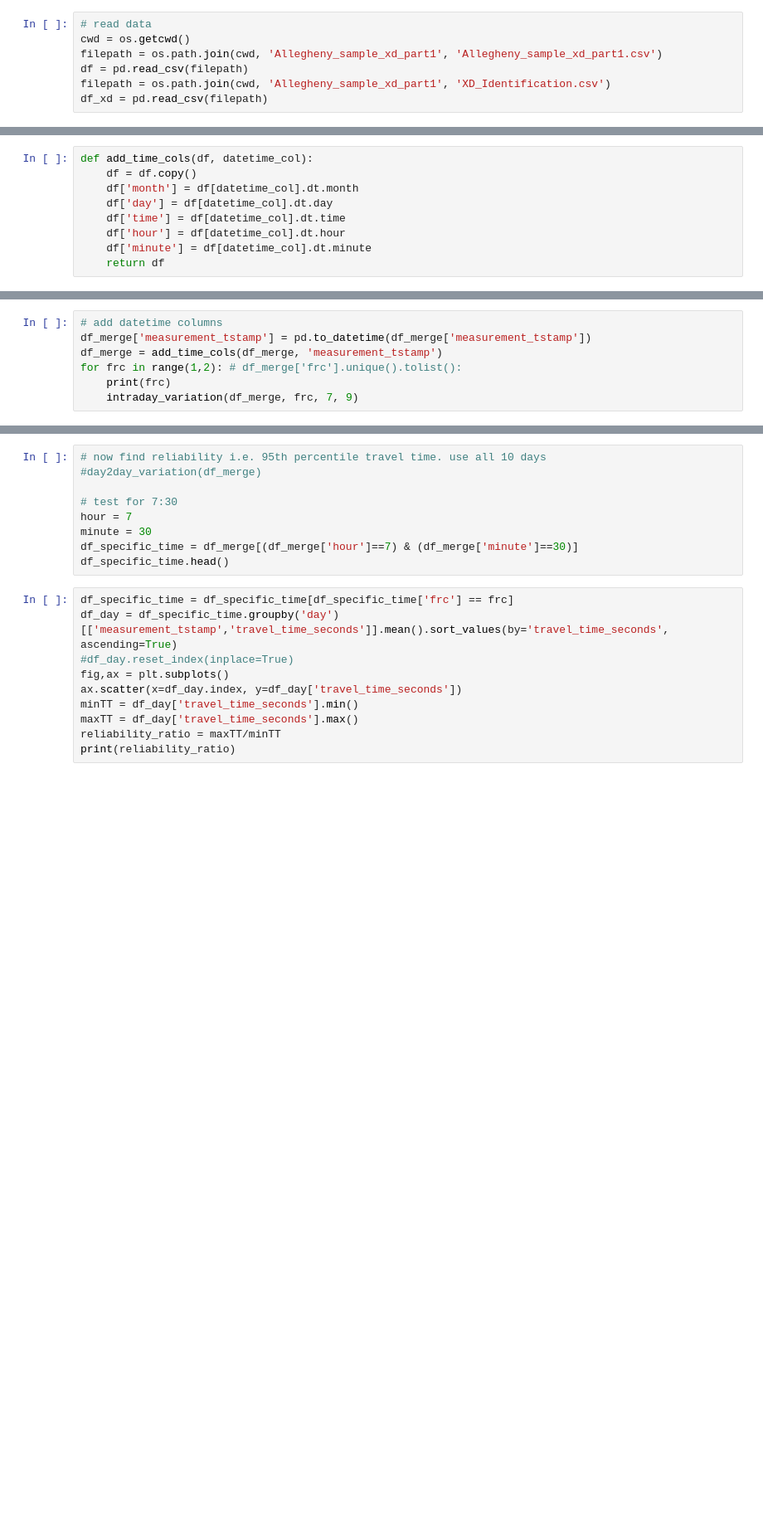
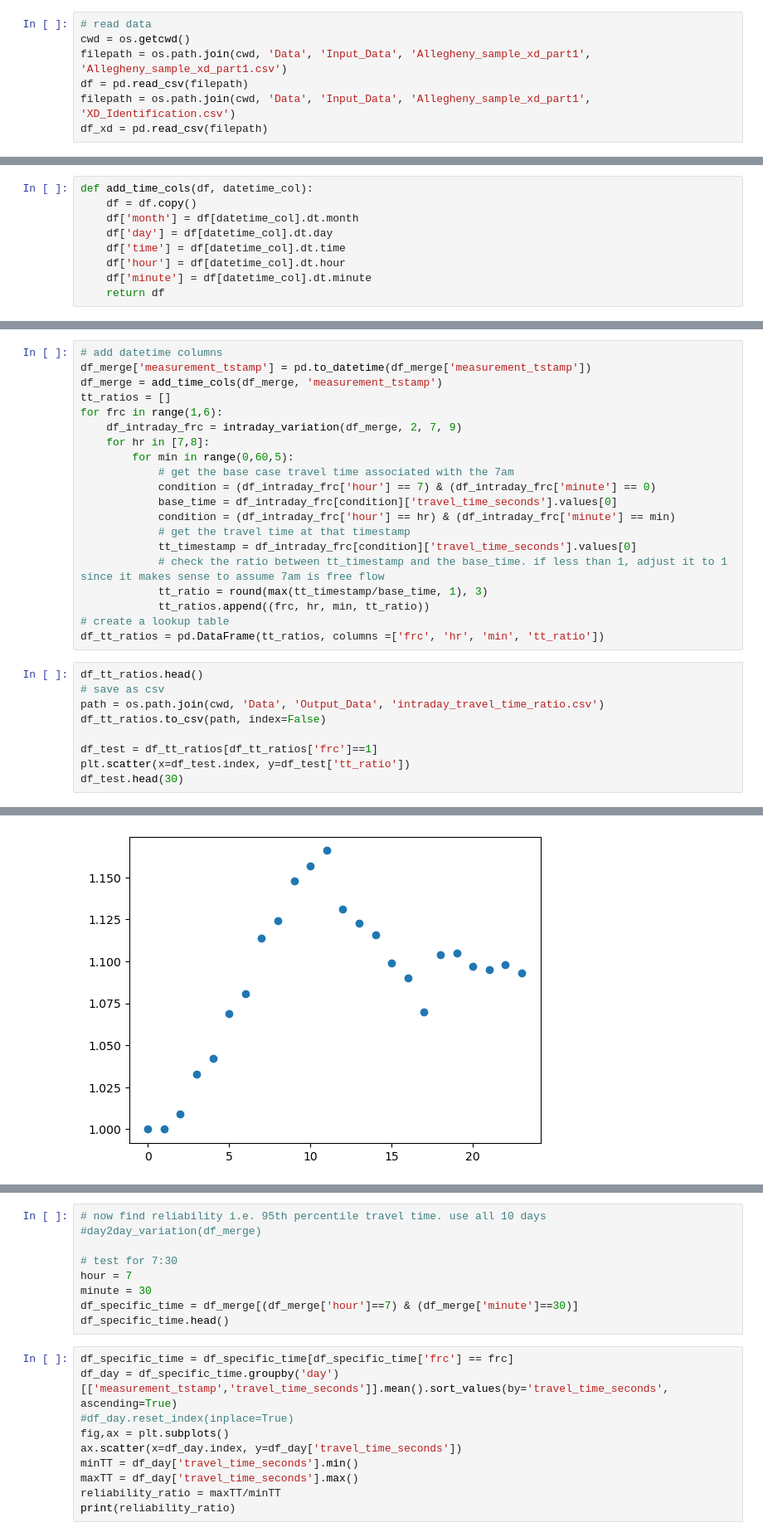
Before and after one commit to lgraff/Multimodal_Accessibility, a Jupyter notebook: inrix_data_testing.ipynb, the cells around one changed output, grey strips where cells are left out. Shown at 83% size. Cells and saved outputs as stored; diff of their text form; blank space fills up the shorter version.

```diff
--- a/inrix_data_testing.ipynb
+++ b/inrix_data_testing.ipynb
@@ -6,9 +6,9 @@ import os
 # %%
 # read data
 cwd = os.getcwd()
-filepath = os.path.join(cwd, 'Allegheny_sample_xd_part1', 'Allegheny_sample_xd_part1.csv')
+filepath = os.path.join(cwd, 'Data', 'Input_Data', 'Allegheny_sample_xd_part1', 'Allegheny_sample_xd_part1.csv')
 df = pd.read_csv(filepath)
-filepath = os.path.join(cwd, 'Allegheny_sample_xd_part1', 'XD_Identification.csv')
+filepath = os.path.join(cwd, 'Data', 'Input_Data', 'Allegheny_sample_xd_part1', 'XD_Identification.csv')
 df_xd = pd.read_csv(filepath)
 # %%
 df_xd.head()
@@ -44,7 +71,30 @@ def intraday_variation(df, frc, hour_start, hour_end):
-# %%
-# add datetime columns
-df_merge['measurement_tstamp'] = pd.to_datetime(df_merge['measurement_tstamp'])
-df_merge = add_time_cols(df_merge, 'measurement_tstamp')
-for frc in range(1,2): # df_merge['frc'].unique().tolist():
-    print(frc)
-    intraday_variation(df_merge, frc, 7, 9)
+# %%
+# add datetime columns
+df_merge['measurement_tstamp'] = pd.to_datetime(df_merge['measurement_tstamp'])
+df_merge = add_time_cols(df_merge, 'measurement_tstamp')
+tt_ratios = []
+for frc in range(1,6):
+    df_intraday_frc = intraday_variation(df_merge, 2, 7, 9)
+    for hr in [7,8]:
+        for min in range(0,60,5):
+            # get the base case travel time associated with the 7am
+            condition = (df_intraday_frc['hour'] == 7) & (df_intraday_frc['minute'] == 0)
+            base_time = df_intraday_frc[condition]['travel_time_seconds'].values[0]
+            condition = (df_intraday_frc['hour'] == hr) & (df_intraday_frc['minute'] == min)
+            # get the travel time at that timestamp
+            tt_timestamp = df_intraday_frc[condition]['travel_time_seconds'].values[0]
+            # check the ratio between tt_timestamp and the base_time. if less than 1, adjust it to 1 since it makes sense to assume 7am is free flow
+            tt_ratio = round(max(tt_timestamp/base_time, 1), 3)
+            tt_ratios.append((frc, hr, min, tt_ratio))
+# create a lookup table
+df_tt_ratios = pd.DataFrame(tt_ratios, columns =['frc', 'hr', 'min', 'tt_ratio'])
+# %%
+df_tt_ratios.head()
+# save as csv
+path = os.path.join(cwd, 'Data', 'Output_Data', 'intraday_travel_time_ratio.csv')
+df_tt_ratios.to_csv(path, index=False)
+
+df_test = df_tt_ratios[df_tt_ratios['frc']==1]
+plt.scatter(x=df_test.index, y=df_test['tt_ratio'])
+df_test.head(30)
+# %% [output]
@@ -51,3 +118,4 @@ for frc in range(1,2): # df_merge['frc'].unique().tolist():
+[figure, added]
 # %%
 def day2day_variation(df, frc, hour, minute):
     df = df.copy()
```
Also changed, not shown: parts of 8 cells of this notebook, 1 other file.
